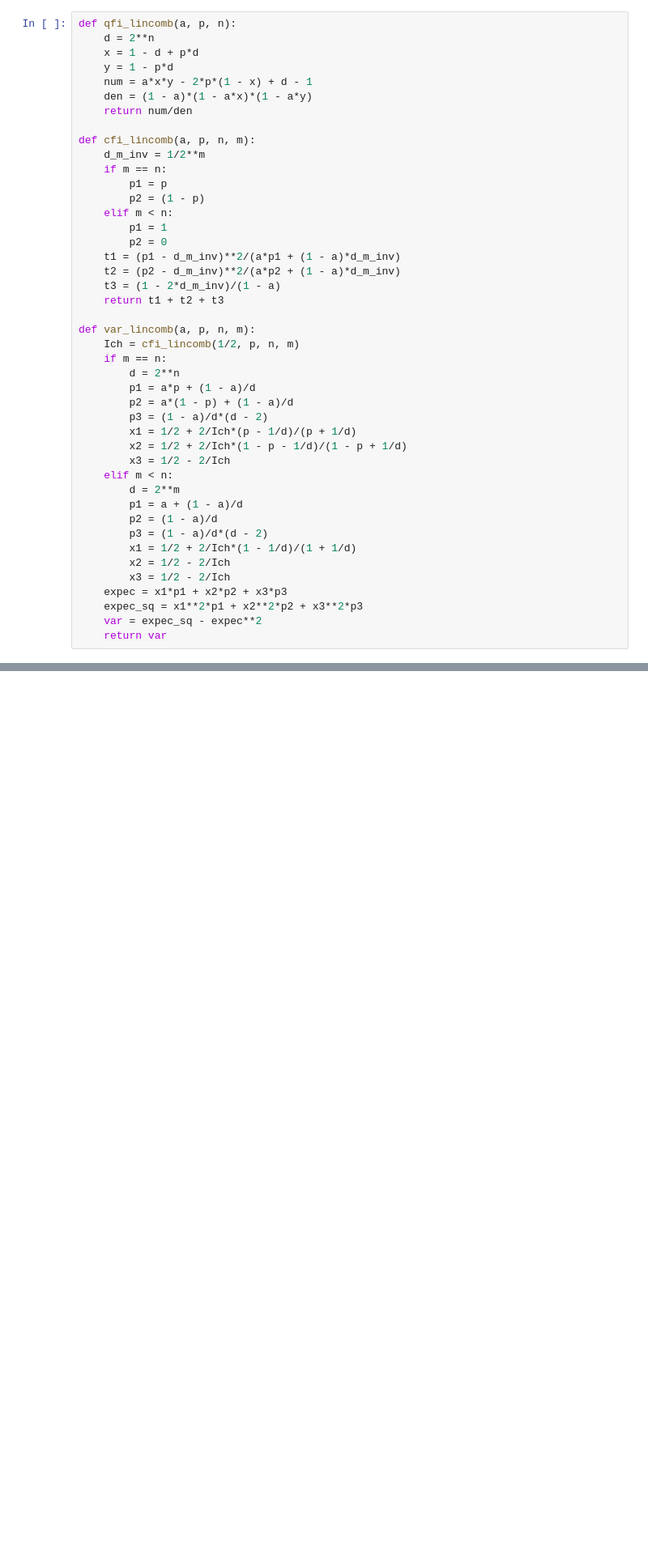
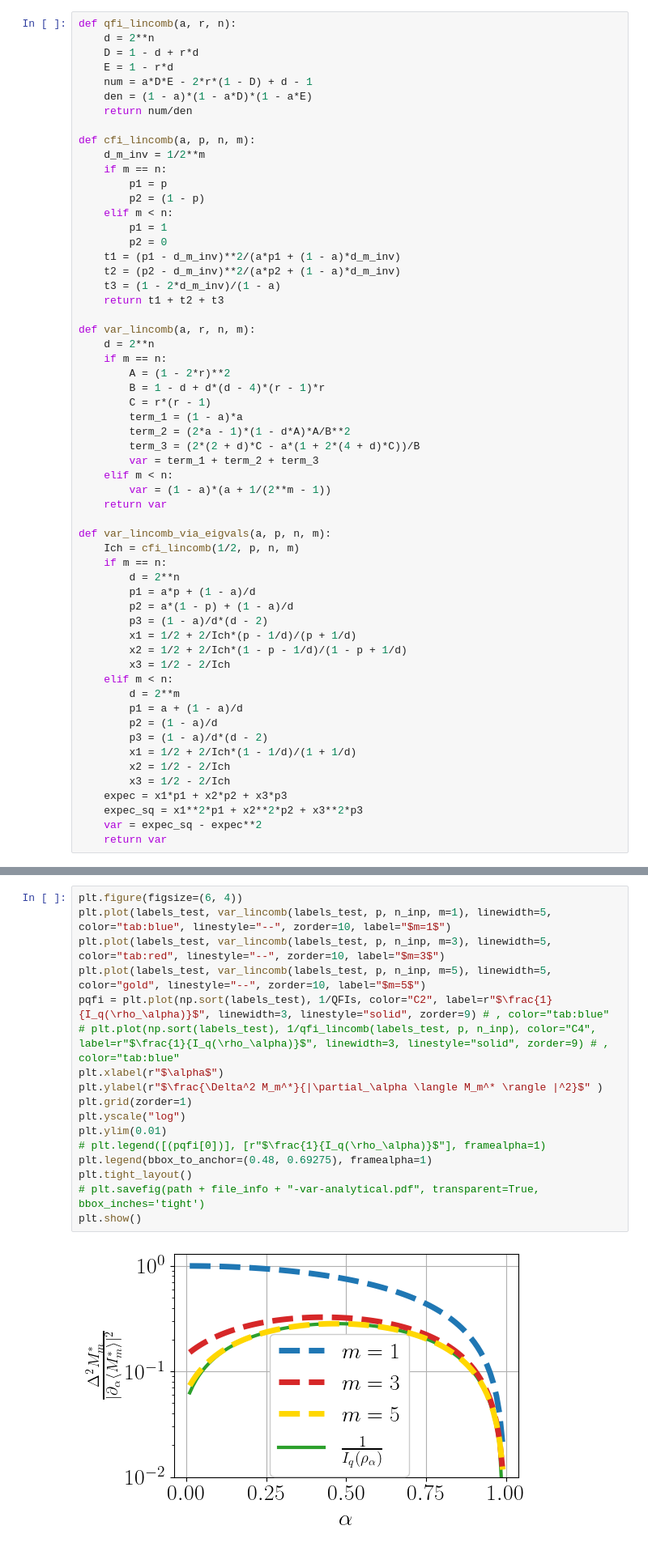
Before and after one commit to kardashin/qcnn-var, a Jupyter notebook: Results/linear_combination/lin_comb-load_and_plot.ipynb, the cells around one changed output, grey strips where cells are left out. Shown at 81% size. Cells and saved outputs as stored; diff of their text form; blank space fills up the shorter version.

```diff
--- a/Results/linear_combination/lin_comb-load_and_plot.ipynb
+++ b/Results/linear_combination/lin_comb-load_and_plot.ipynb
@@ -10,12 +10,12 @@ matplotlib.rcParams['axes.unicode_minus']=False
 matplotlib.rcParams.update({'font.size': 20})
 matplotlib.rc('text', usetex=True)
 # %%
-def qfi_lincomb(a, p, n):
+def qfi_lincomb(a, r, n):
     d = 2**n
-    x = 1 - d + p*d
-    y = 1 - p*d
-    num = a*x*y - 2*p*(1 - x) + d - 1
-    den = (1 - a)*(1 - a*x)*(1 - a*y)
+    D = 1 - d + r*d
+    E = 1 - r*d
+    num = a*D*E - 2*r*(1 - D) + d - 1
+    den = (1 - a)*(1 - a*D)*(1 - a*E)
     return num/den
 
 def cfi_lincomb(a, p, n, m):
@@ -31,7 +31,21 @@ def cfi_lincomb(a, p, n, m):
     t3 = (1 - 2*d_m_inv)/(1 - a)
     return t1 + t2 + t3
 
-def var_lincomb(a, p, n, m):
+def var_lincomb(a, r, n, m):
+    d = 2**n
+    if m == n:
+        A = (1 - 2*r)**2
+        B = 1 - d + d*(d - 4)*(r - 1)*r
+        C = r*(r - 1)
+        term_1 = (1 - a)*a
+        term_2 = (2*a - 1)*(1 - d*A)*A/B**2
+        term_3 = (2*(2 + d)*C - a*(1 + 2*(4 + d)*C))/B
+        var = term_1 + term_2 + term_3
+    elif m < n:
+        var = (1 - a)*(a + 1/(2**m - 1))
+    return var
+
+def var_lincomb_via_eigvals(a, p, n, m):
     Ich = cfi_lincomb(1/2, p, n, m)
     if m == n:
         d = 2**n
@@ -185,3 +199,22 @@ plt.show()
 # %% [output]
 [figure]
 [figure]
+# %%
+plt.figure(figsize=(6, 4))
+plt.plot(labels_test, var_lincomb(labels_test, p, n_inp, m=1), linewidth=5, color="tab:blue", linestyle="--", zorder=10, label="$m=1$")
+plt.plot(labels_test, var_lincomb(labels_test, p, n_inp, m=3), linewidth=5, color="tab:red", linestyle="--", zorder=10, label="$m=3$")
+plt.plot(labels_test, var_lincomb(labels_test, p, n_inp, m=5), linewidth=5, color="gold", linestyle="--", zorder=10, label="$m=5$")
+pqfi = plt.plot(np.sort(labels_test), 1/QFIs, color="C2", label=r"$\frac{1}{I_q(\rho_\alpha)}$", linewidth=3, linestyle="solid", zorder=9) # , color="tab:blue"
+# plt.plot(np.sort(labels_test), 1/qfi_lincomb(labels_test, p, n_inp), color="C4", label=r"$\frac{1}{I_q(\rho_\alpha)}$", linewidth=3, linestyle="solid", zorder=9) # , color="tab:blue"
+plt.xlabel(r"$\alpha$")
+plt.ylabel(r"$\frac{\Delta^2 M_m^*}{|\partial_\alpha \langle M_m^* \rangle |^2}$" )
+plt.grid(zorder=1)
+plt.yscale("log")
+plt.ylim(0.01)
+# plt.legend([(pqfi[0])], [r"$\frac{1}{I_q(\rho_\alpha)}$"], framealpha=1)
+plt.legend(bbox_to_anchor=(0.48, 0.69275), framealpha=1)
+plt.tight_layout()
+# plt.savefig(path + file_info + "-var-analytical.pdf", transparent=True, bbox_inches='tight')
+plt.show()
+# %% [output]
+[figure, added]
```
Also changed, not shown: parts of 1 cell of this notebook.
